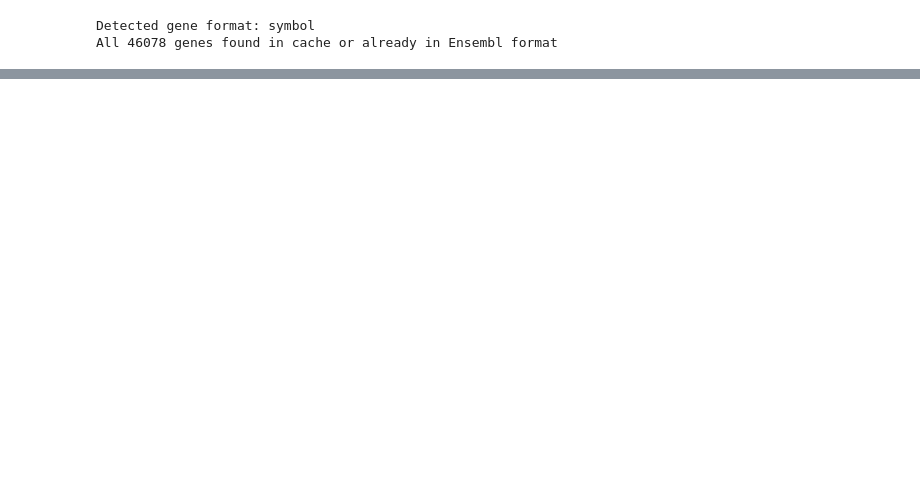
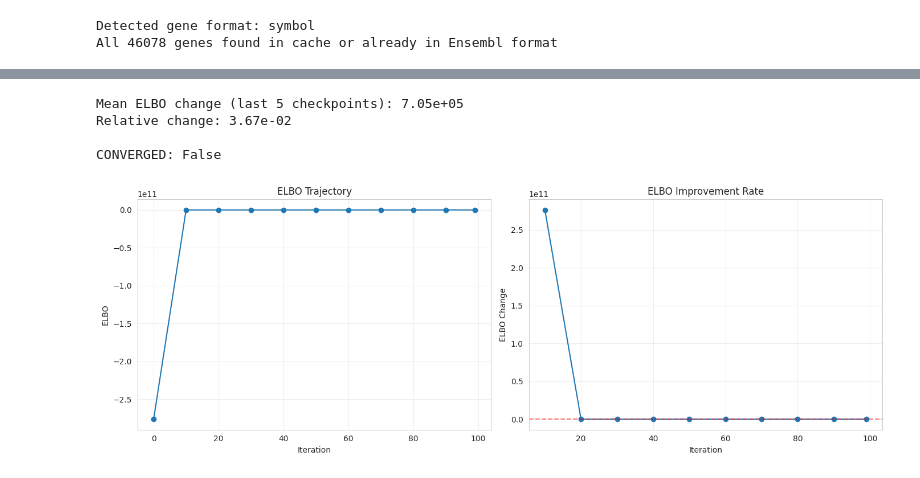
Before and after one commit to tsyasenpoor/sspa_vi, a Jupyter notebook: sspa.ipynb, the cells around one changed output, grey strips where cells are left out. Cells and saved outputs as stored; diff of their text form; code cells hidden in the pictures; blank space fills up the shorter version.

Commit message:
sspa test updated

```diff
--- a/sspa.ipynb
+++ b/sspa.ipynb
@@ -286,7 +304,7 @@ output_dir = '/labs/Aguiar/SSPA_BRAY/BRay/ctrl_sspa_test'
 os.makedirs(output_dir, exist_ok=True)
 
 # Split the data: 70% train, 15% validation, 15% test
-train_ids, temp_ids = train_test_split(random_sample.index, test_size=0.3, random_state=42)
+train_ids, temp_ids = train_test_split(control_cases.index, test_size=0.3, random_state=42)
 val_ids, test_ids = train_test_split(temp_ids, test_size=0.5, random_state=42)
 
 print(f"Train size: {len(train_ids)}")
@@ -304,23 +322,23 @@ with open(os.path.join(output_dir, 'data_split_cell_ids.json'), 'w') as f:
     json.dump(data_split, f, indent=2)
 
 # Save the expression dataframe (df.pkl)
-random_sample.to_pickle(os.path.join(output_dir, 'df.pkl'))
+control_cases.to_pickle(os.path.join(output_dir, 'df.pkl'))
 
 # Save the features dataframe (features.pkl)
 features_matrix.to_pickle(os.path.join(output_dir, 'features.pkl'))
 
 # Save train data with full genes (train_data_full_genes.csv)
-train_data = random_sample.loc[train_ids]
+train_data = control_cases.loc[train_ids]
 train_data.to_csv(os.path.join(output_dir, 'train_data_full_genes.csv'))
 
 # Save gene list
-gene_list = random_sample.columns.tolist()
+gene_list = control_cases.columns.tolist()
 with open(os.path.join(output_dir, 'gene_list.txt'), 'w') as f:
     for gene in gene_list:
         f.write(f"{gene}\n")
 
 print(f"\nFiles saved in: {output_dir}")
-print(f"- df.pkl: {random_sample.shape}")
+print(f"- df.pkl: {control_cases.shape}")
 print(f"- features.pkl: {features_matrix.shape}")
 print(f"- train_data_full_genes.csv: {train_data.shape}")
 print(f"- gene_list.txt: {len(gene_list)} genes")
@@ -553,0 +486,42 @@ val_predictions
+# %%
+import numpy as np
+import matplotlib.pyplot as plt
+
+# Extract ELBO history
+elbo_history = np.array(vi_summary['elbo_history'])
+iterations = elbo_history[:, 0]
+elbo_values = elbo_history[:, 1]
+
+fig, axes = plt.subplots(1, 2, figsize=(14, 5))
+
+# Raw ELBO
+axes[0].plot(iterations, elbo_values, 'o-')
+axes[0].set_xlabel('Iteration')
+axes[0].set_ylabel('ELBO')
+axes[0].set_title('ELBO Trajectory')
+axes[0].grid(True, alpha=0.3)
+
+# ELBO improvement per iteration
+elbo_diff = np.diff(elbo_values)
+iter_diff = iterations[1:]
+axes[1].plot(iter_diff, elbo_diff, 'o-')
+axes[1].axhline(y=0, color='r', linestyle='--', alpha=0.5)
+axes[1].set_xlabel('Iteration')
+axes[1].set_ylabel('ELBO Change')
+axes[1].set_title('ELBO Improvement Rate')
+axes[1].grid(True, alpha=0.3)
+
+plt.tight_layout()
+plt.savefig('elbo_convergence.png', dpi=150, bbox_inches='tight')
+
+# Convergence criterion
+recent_change = np.abs(elbo_diff[-5:].mean())
+print(f"Mean ELBO change (last 5 checkpoints): {recent_change:.2e}")
+print(f"Relative change: {recent_change / np.abs(elbo_values[-1]):.2e}")
+print(f"\nCONVERGED: {recent_change < 1e4}")  # threshold for this scale
+# %% [output]
+Mean ELBO change (last 5 checkpoints): 7.05e+05
+Relative change: 3.67e-02
+
+CONVERGED: False
+[figure, added]
```
Also changed, not shown: parts of 45 cells of this notebook.
